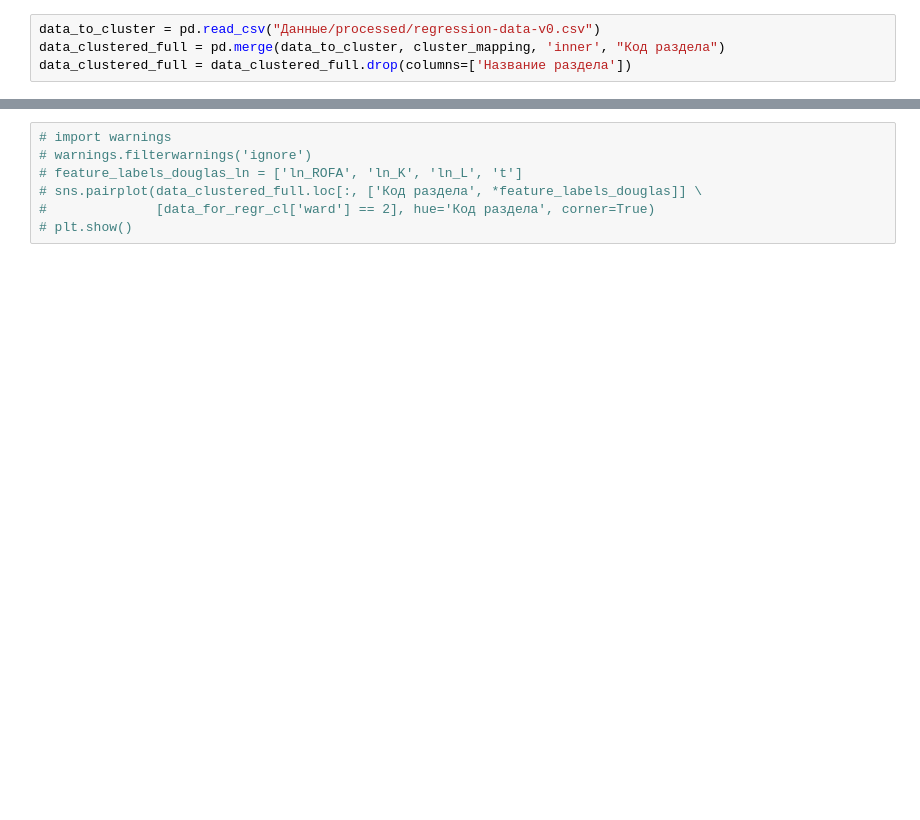
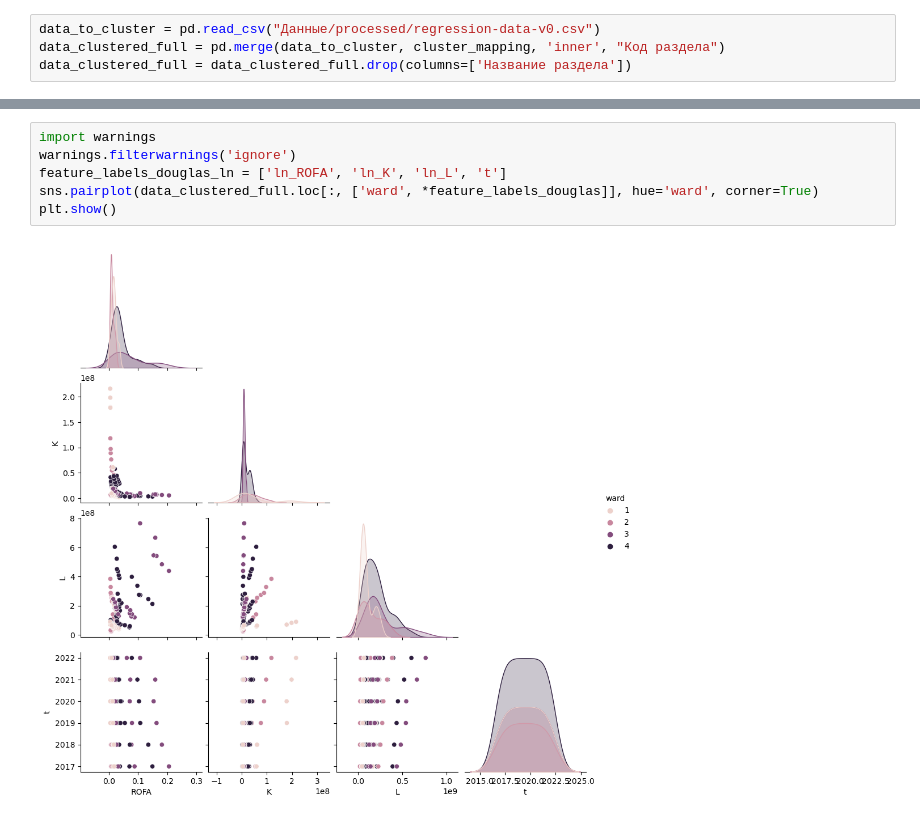
Before and after one commit to tony-pitchblack/---------------, a Jupyter notebook: clustering-structure.ipynb, the cells around one changed output, grey strips where cells are left out. Drawn from its saved outputs; the diff is of its cells as text; blank space fills up the shorter version.

```diff
--- a/clustering-structure.ipynb
+++ b/clustering-structure.ipynb
@@ -187,8 +246,9 @@ data_for_regr_cl.groupby('ward').count()
 # %%
-# import warnings
-# warnings.filterwarnings('ignore')
-# feature_labels_douglas_ln = ['ln_ROFA', 'ln_K', 'ln_L', 't']
-# sns.pairplot(data_clustered_full.loc[:, ['Код раздела', *feature_labels_douglas]] \
-#              [data_for_regr_cl['ward'] == 2], hue='Код раздела', corner=True)
-# plt.show()
+import warnings
+warnings.filterwarnings('ignore')
+feature_labels_douglas_ln = ['ln_ROFA', 'ln_K', 'ln_L', 't']
+sns.pairplot(data_clustered_full.loc[:, ['ward', *feature_labels_douglas]], hue='ward', corner=True)
+plt.show()
+# %% [output]
+[figure, added]
 # %%
```
Also changed, not shown: parts of 24 cells of this notebook, 7 other files.
